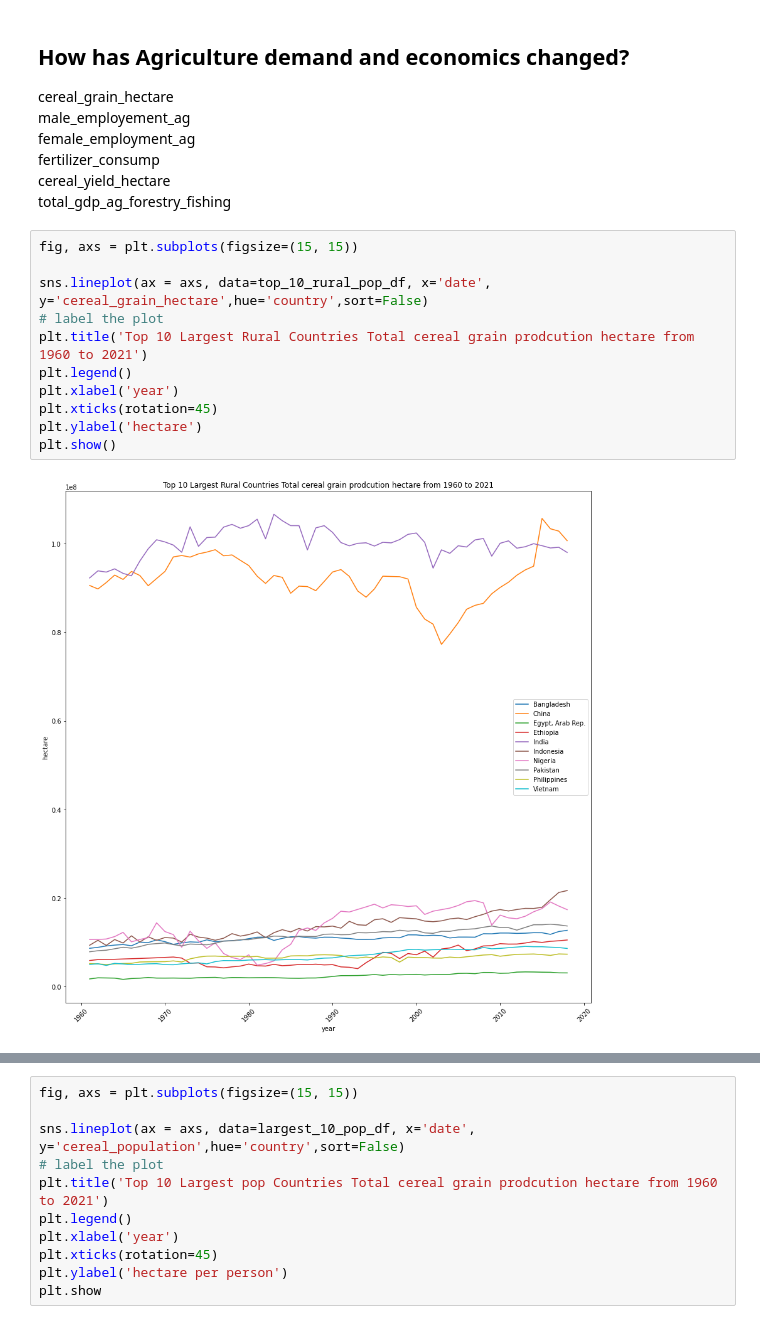
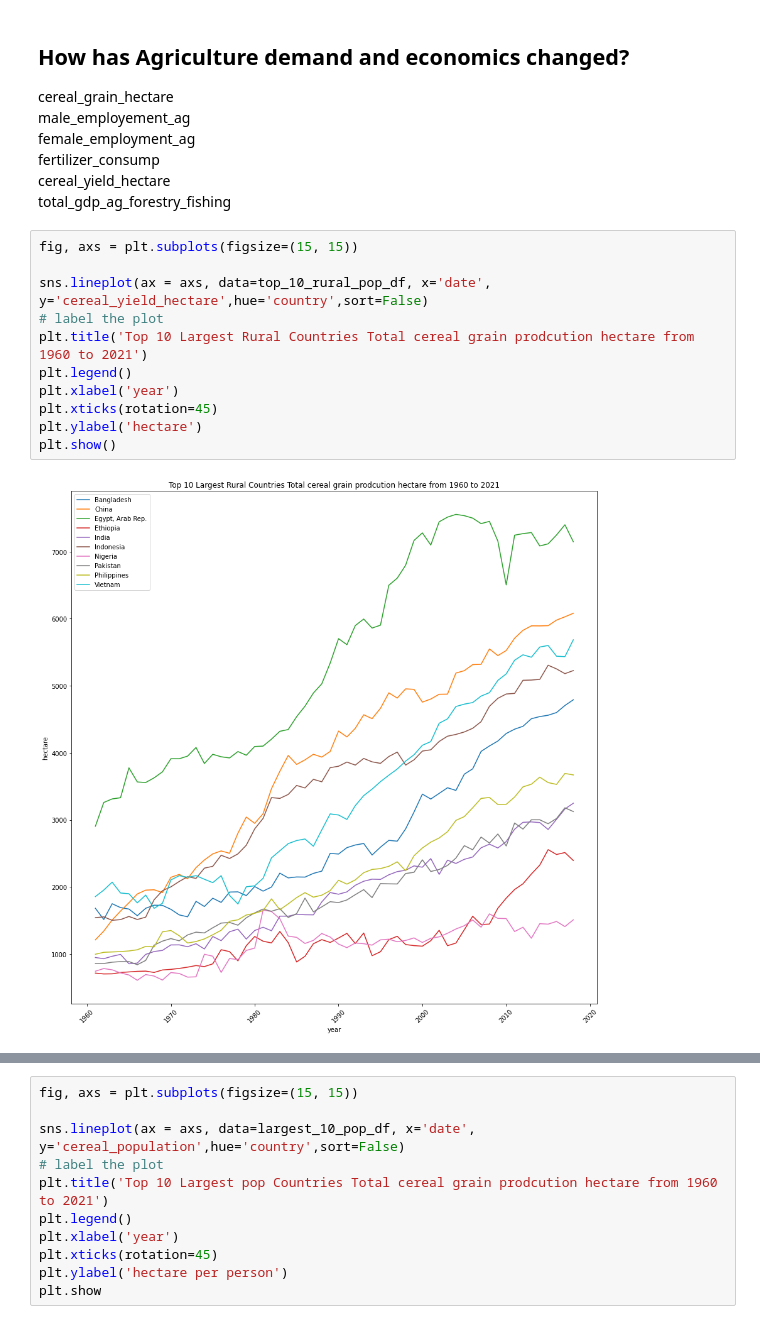
Before and after one commit to chabazite/Agriculture_Analysis_App, a Jupyter notebook: notebooks/3.0_ASI_Exploratory_Data_Analysis.ipynb, the cells around one changed output, grey strips where cells are left out. Drawn from its saved outputs; the diff is of its cells as text.

```diff
--- a/notebooks/3.0_ASI_Exploratory_Data_Analysis.ipynb
+++ b/notebooks/3.0_ASI_Exploratory_Data_Analysis.ipynb
@@ -247,16 +291,16 @@ total_gdp_ag_forestry_fishing
 # %%
 fig, axs = plt.subplots(figsize=(15, 15))
 
-sns.lineplot(ax = axs, data=top_10_rural_pop_df, x='date', y='cereal_grain_hectare',hue='country',sort=False)
+sns.lineplot(ax = axs, data=top_10_rural_pop_df, x='date', y='cereal_yield_hectare',hue='country',sort=False)
 # label the plot
 plt.title('Top 10 Largest Rural Countries Total cereal grain prodcution hectare from 1960 to 2021')
 plt.legend()
 plt.xlabel('year')
 plt.xticks(rotation=45)
 plt.ylabel('hectare')
 plt.show()
 # %% [output]
-[figure, old version]
+[figure, new version]
 # %%
 fig, axs = plt.subplots(figsize=(15, 15))
 
```
Also changed, not shown: parts of 7 cells of this notebook, 12 other files.
